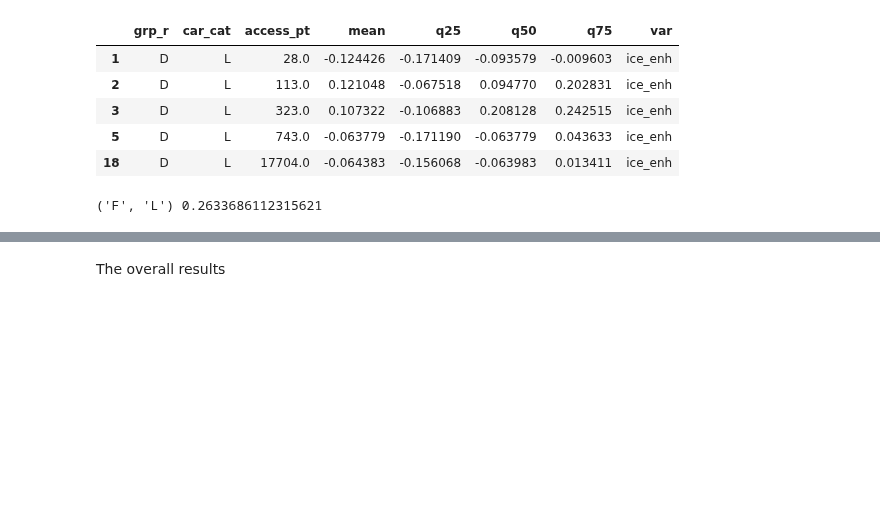
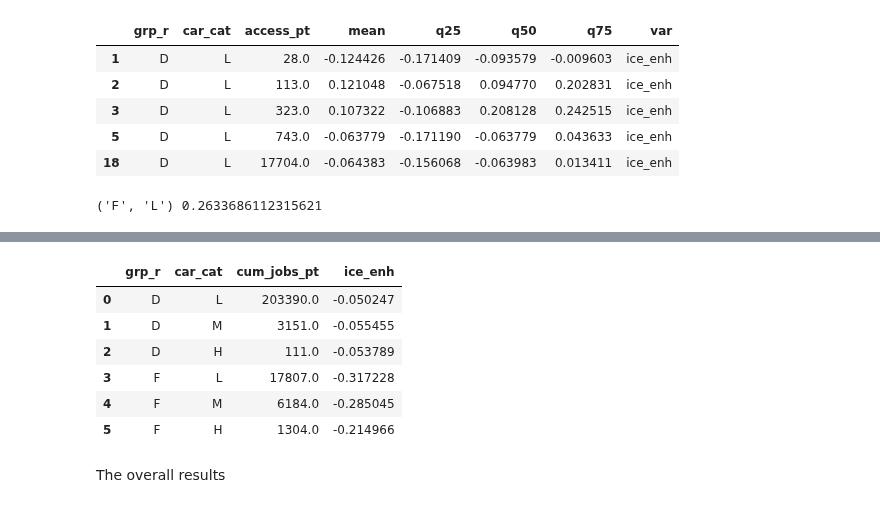
Before and after one commit to MobiSegInsights/mobi-social-segregation-se, a Jupyter notebook: src/MobiSegInsightsSE.models.1.0/45-model-seg-e-vs-r-sims.ipynb, the cells around one changed output, grey strips where cells are left out. Saved outputs shown, nothing was run; the diff lists cells and outputs as text; code cells hidden in the pictures; blank space fills up the shorter version.

```diff
--- a/src/MobiSegInsightsSE.models.1.0/45-model-seg-e-vs-r-sims.ipynb
+++ b/src/MobiSegInsightsSE.models.1.0/45-model-seg-e-vs-r-sims.ipynb
@@ -510,3 +630,24 @@ df_sim_stats3.to_parquet('results/plot/sim2_access_car_low.parquet', index=False
+# %%
+def car_seg_grp_stats(data):
+    stats_dict = dict()
+    # pt accessibility
+    wdf = DescrStatsW(data['cum_jobs_pt'], weights=data['wt_p'], ddof=1)
+    sts = wdf.quantile([0.5])
+    stats_dict['cum_jobs_pt'] = sts.values[0]
+    # ICE_enh
+    wdf = DescrStatsW(data['ice_enh'], weights=data['wt_p'], ddof=1)
+    sts = wdf.quantile([0.5])
+    stats_dict['ice_enh'] = sts.values[0]
+    return pd.Series(stats_dict)
+df_sim_rc.groupby(['grp_r', 'car_cat']).apply(car_seg_grp_stats).reset_index()
+# %% [output]
+|  | grp_r | car_cat | cum_jobs_pt | ice_enh |
+| 0 | D | L | 203390.0 | -0.050247 |
+| 1 | D | M | 3151.0 | -0.055455 |
+| 2 | D | H | 111.0 | -0.053789 |
+| 3 | F | L | 17807.0 | -0.317228 |
+| 4 | F | M | 6184.0 | -0.285045 |
+| 5 | F | H | 1304.0 | -0.214966 |
 # %% [markdown]
 The overall results
 # %%
```
Also changed, not shown: parts of 15 cells of this notebook, 12 other files.
